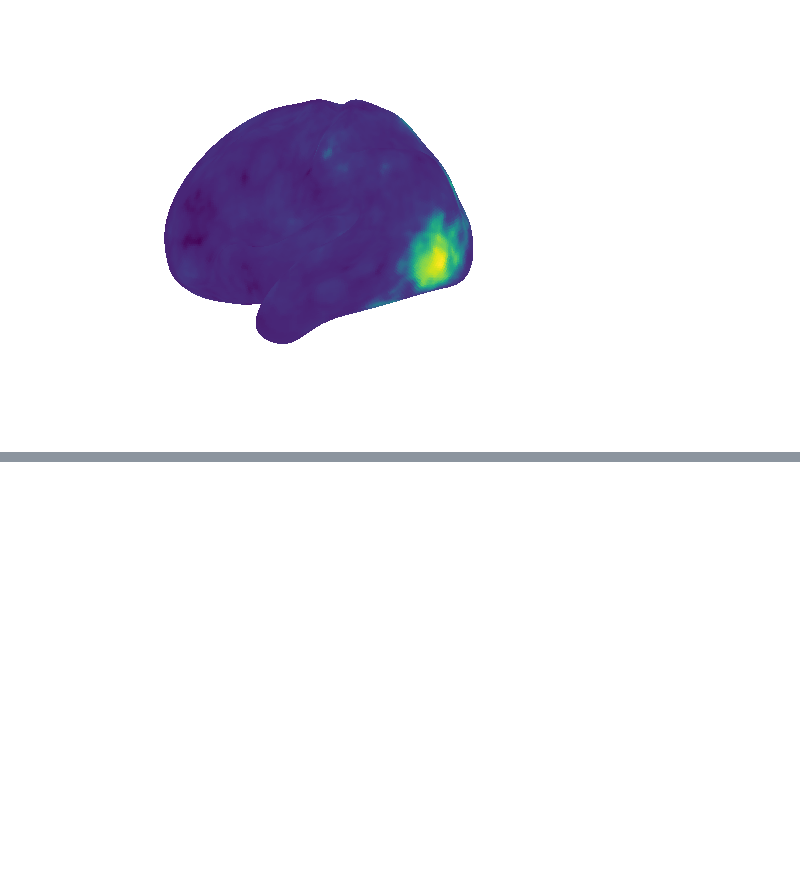
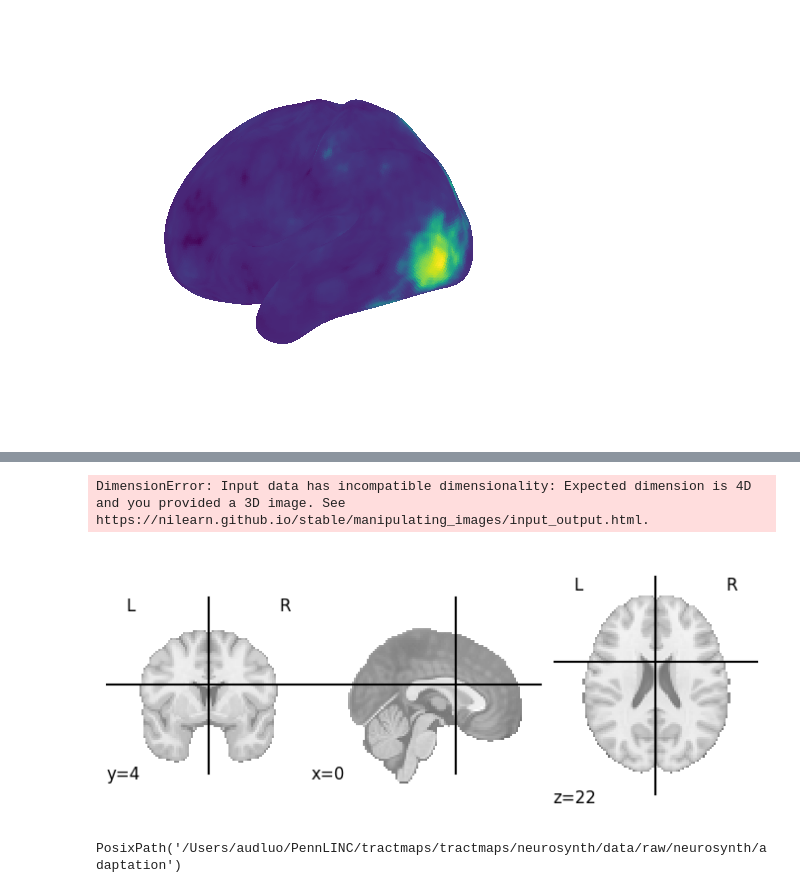
Before and after one commit to pecsok/tractmaps, a Jupyter notebook: neurosynth/fetch_and_parcellate_neurosynth.ipynb, the cells around one changed output, grey strips where cells are left out. Drawn from its saved outputs; the diff is of its cells as text; code cells hidden in the pictures; blank space fills up the shorter version.

```diff
--- a/neurosynth/fetch_and_parcellate_neurosynth.ipynb
+++ b/neurosynth/fetch_and_parcellate_neurosynth.ipynb
@@ -431,0 +459,11 @@ Note you can also download the raw volumetric images from `./data/raw/neurosynth
+# %%
+plotting.plot_prob_atlas(schaefer)
+# %% [output]
+DimensionError: Input data has incompatible dimensionality: Expected dimension is 4D and you provided a 3D image. See https://nilearn.github.io/stable/manipulating_images/input_output.html.
+[figure, added]
+# %%
+data = pd.DataFrame(index=regions)
+
+outdir
+# %% [output]
+PosixPath('/Users/audluo/PennLINC/tractmaps/tractmaps/neurosynth/data/raw/neurosynth/adaptation')
```
Also changed, not shown: parts of 23 cells of this notebook, 1 other file.
